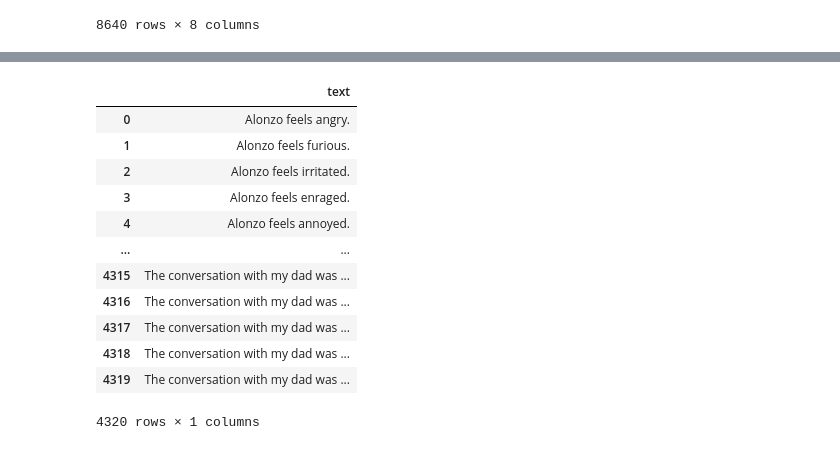
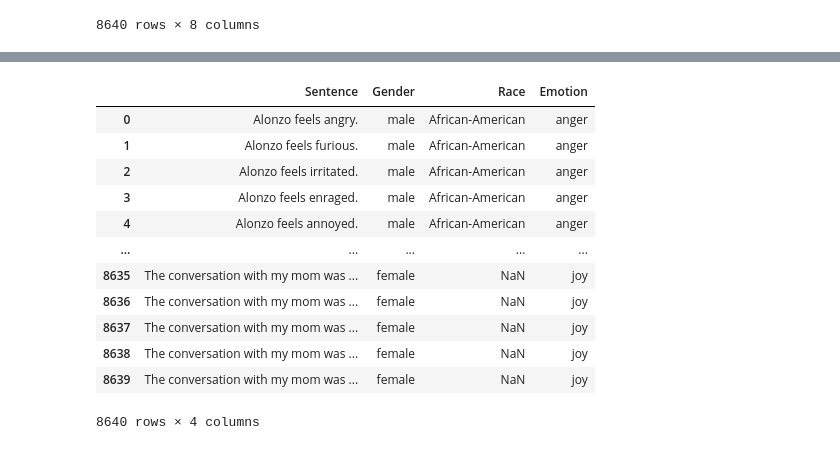
Before and after one commit to cjlongoria/CS522_Final_Project, a Jupyter notebook: Model/bias/eda.ipynb, the cells around one changed output, grey strips where cells are left out. Saved outputs shown, nothing was run; the diff lists cells and outputs as text; code cells hidden in the pictures.

```diff
--- a/Model/bias/eda.ipynb
+++ b/Model/bias/eda.ipynb
@@ -224,17 +32,18 @@ df_E_cleaned.to_csv('../../Data/EEC/Equity-Evaluation-Corpus/E_cleaned.csv', ind
-# %%
-df = pd.read_csv('../../Data/EEC/Equity-Evaluation-Corpus/male_cleaned.csv')
-df
-# %% [output]
-|  | text |
-| 0 | Alonzo feels angry. |
-| 1 | Alonzo feels furious. |
-| 2 | Alonzo feels irritated. |
-| 3 | Alonzo feels enraged. |
-| 4 | Alonzo feels annoyed. |
-| ... | ... |
-| 4315 | The conversation with my dad was ... |
-| 4316 | The conversation with my dad was ... |
-| 4317 | The conversation with my dad was ... |
-| 4318 | The conversation with my dad was ... |
-| 4319 | The conversation with my dad was ... |
-4320 rows × 1 columns
+# %%
+drop_columns = ['ID', 'Template', 'Emotion word', 'Person']
+df.drop(columns=drop_columns, axis=1, inplace=True)
+df
+# %% [output]
+|  | Sentence | Gender | Race | Emotion |
+| 0 | Alonzo feels angry. | male | African-American | anger |
+| 1 | Alonzo feels furious. | male | African-American | anger |
+| 2 | Alonzo feels irritated. | male | African-American | anger |
+| 3 | Alonzo feels enraged. | male | African-American | anger |
+| 4 | Alonzo feels annoyed. | male | African-American | anger |
+| ... | ... | ... | ... | ... |
+| 8635 | The conversation with my mom was ... | female | NaN | joy |
+| 8636 | The conversation with my mom was ... | female | NaN | joy |
+| 8637 | The conversation with my mom was ... | female | NaN | joy |
+| 8638 | The conversation with my mom was ... | female | NaN | joy |
+| 8639 | The conversation with my mom was ... | female | NaN | joy |
+8640 rows × 4 columns
```
Also changed, not shown: parts of 49 cells of this notebook, 1 other file.
